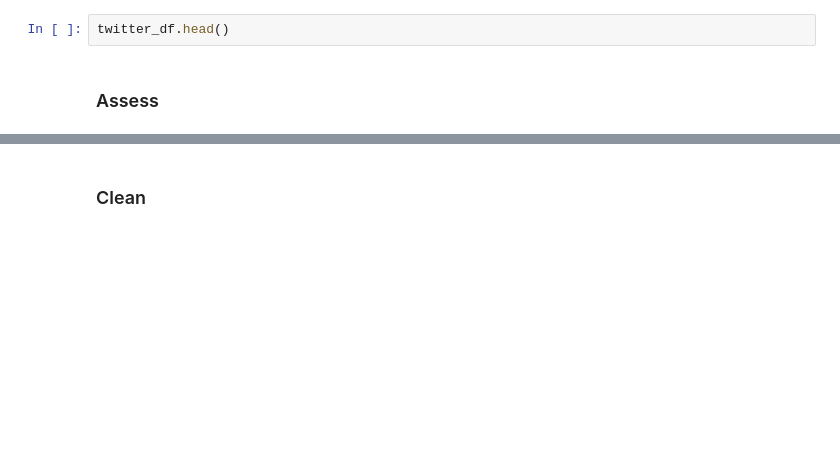
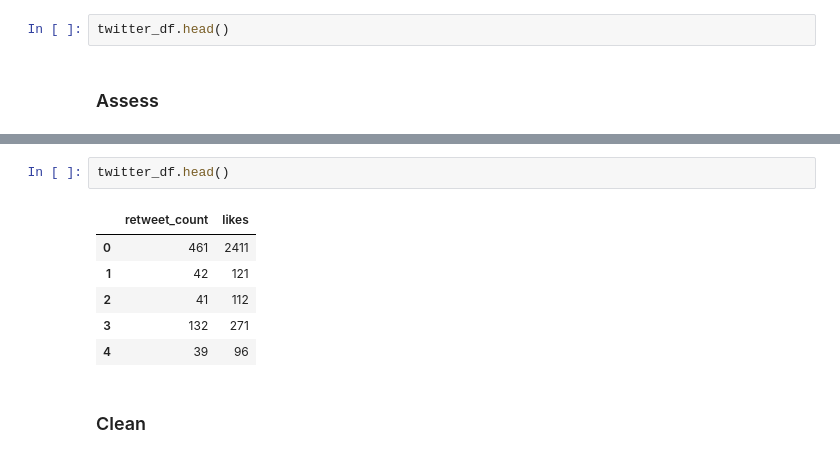
Before and after one commit to CollinsOduor/data-wrangling, a Jupyter notebook: wrangle_act.ipynb, the cells around one changed output, grey strips where cells are left out. Cells and saved outputs as stored; diff of their text form; blank space fills up the shorter version.

```diff
--- a/wrangle_act.ipynb
+++ b/wrangle_act.ipynb
@@ -130,2 +131,11 @@ predictions_df.head()
+# %%
+twitter_df.head()
+# %% [output]
+|  | retweet_count | likes |
+| 0 | 461 | 2411 |
+| 1 | 42 | 121 |
+| 2 | 41 | 112 |
+| 3 | 132 | 271 |
+| 4 | 39 | 96 |
 # %% [markdown]
 ### Clean
```
Also changed, not shown: parts of 13 cells of this notebook, 1 other file.
